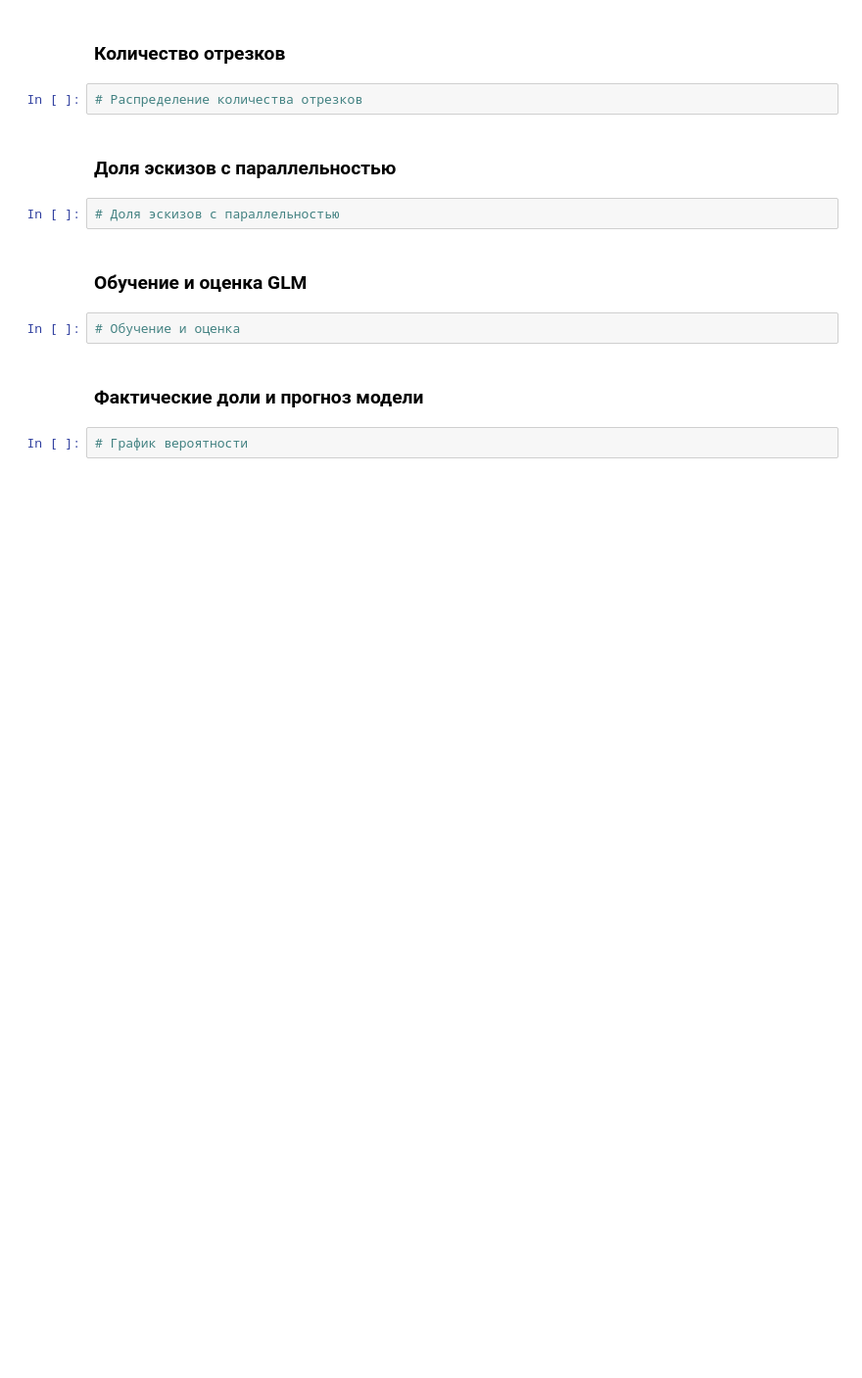
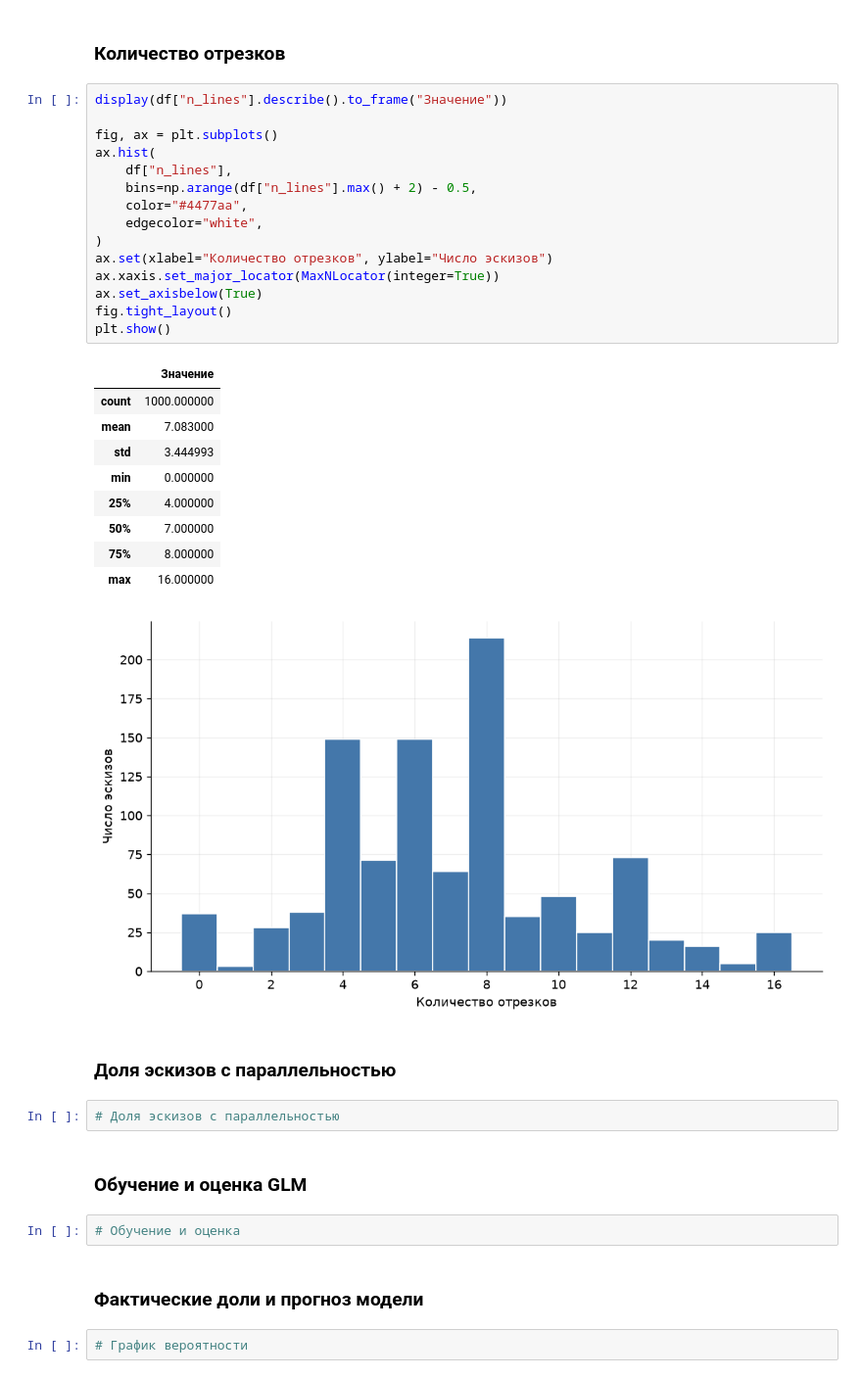
Before and after one commit to Ardrass2/GLMExample, a Jupyter notebook: glm_parallelism.ipynb, the cells around one changed output. Shown at 98% size. Saved outputs shown, nothing was run; the diff lists cells and outputs as text; blank space fills up the shorter version.

```diff
--- a/glm_parallelism.ipynb
+++ b/glm_parallelism.ipynb
@@ -102,7 +122,31 @@ display(df.head())
 # %% [markdown]
 ### Количество отрезков
 # %%
-# Распределение количества отрезков
+display(df["n_lines"].describe().to_frame("Значение"))
+
+fig, ax = plt.subplots()
+ax.hist(
+    df["n_lines"],
+    bins=np.arange(df["n_lines"].max() + 2) - 0.5,
+    color="#4477aa",
+    edgecolor="white",
+)
+ax.set(xlabel="Количество отрезков", ylabel="Число эскизов")
+ax.xaxis.set_major_locator(MaxNLocator(integer=True))
+ax.set_axisbelow(True)
+fig.tight_layout()
+plt.show()
+# %% [output]
+|  | Значение |
+| count | 1000.000000 |
+| mean | 7.083000 |
+| std | 3.444993 |
+| min | 0.000000 |
+| 25% | 4.000000 |
+| 50% | 7.000000 |
+| 75% | 8.000000 |
+| max | 16.000000 |
+[figure, added]
 # %% [markdown]
 ### Доля эскизов с параллельностью
 # %%
```
Also changed, not shown: parts of 2 cells of this notebook.
